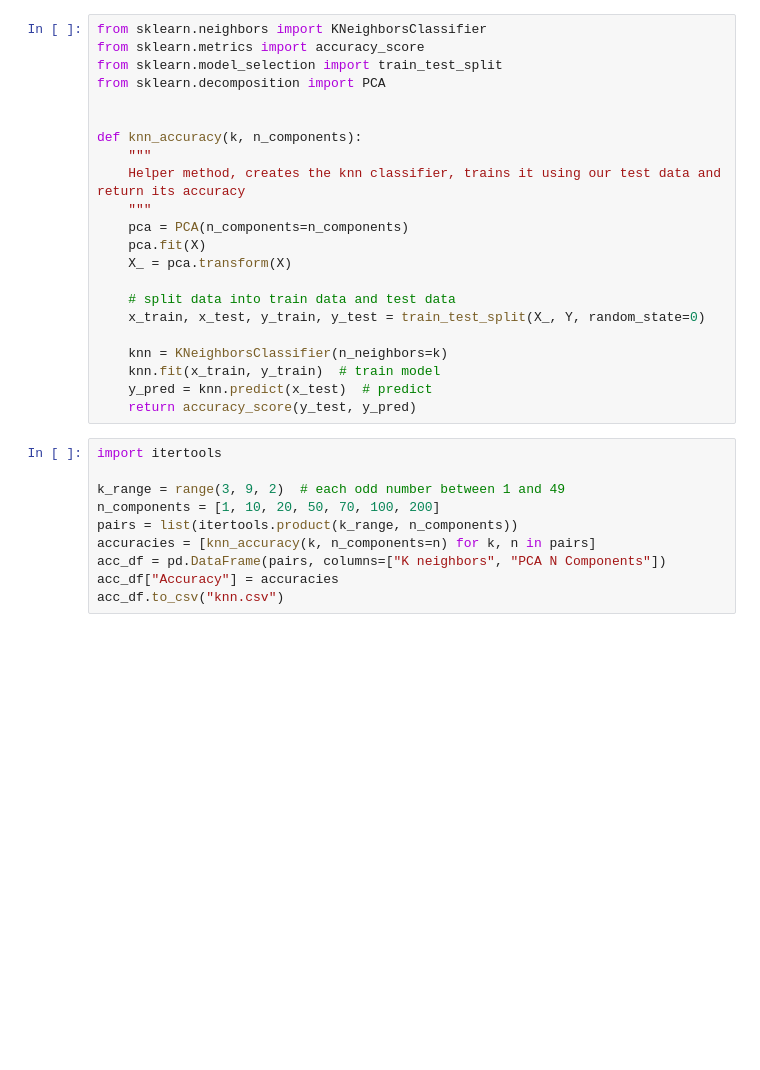
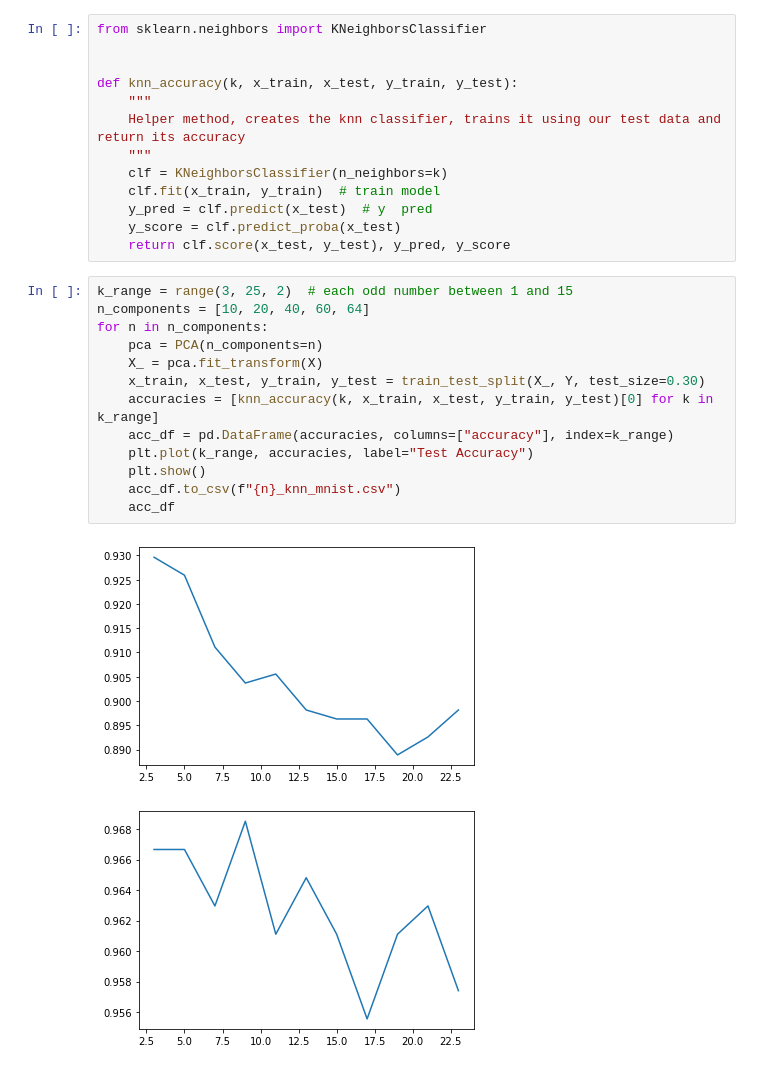
Before and after one commit to yuvalshi0/introduction-to-cv-course, a Jupyter notebook: mnist.ipynb, the cells around one changed output. Drawn from its saved outputs; the diff is of its cells as text; blank space fills up the shorter version.

```diff
--- a/mnist.ipynb
+++ b/mnist.ipynb
@@ -10,32 +36,29 @@ Y = data.iloc[:, 0]
 # %%
 from sklearn.neighbors import KNeighborsClassifier
-from sklearn.metrics import accuracy_score
-from sklearn.model_selection import train_test_split
-from sklearn.decomposition import PCA
 
 
-def knn_accuracy(k, n_components):
+def knn_accuracy(k, x_train, x_test, y_train, y_test):
     """
     Helper method, creates the knn classifier, trains it using our test data and return its accuracy
     """
-    pca = PCA(n_components=n_components)
-    pca.fit(X)
-    X_ = pca.transform(X)
-
-    # split data into train data and test data
-    x_train, x_test, y_train, y_test = train_test_split(X_, Y, random_state=0)
-
-    knn = KNeighborsClassifier(n_neighbors=k)
-    knn.fit(x_train, y_train)  # train model
-    y_pred = knn.predict(x_test)  # predict
-    return accuracy_score(y_test, y_pred)
+    clf = KNeighborsClassifier(n_neighbors=k)
+    clf.fit(x_train, y_train)  # train model
+    y_pred = clf.predict(x_test)  # y  pred
+    y_score = clf.predict_proba(x_test)
+    return clf.score(x_test, y_test), y_pred, y_score
-# %%
-import itertools
-
-k_range = range(3, 9, 2)  # each odd number between 1 and 49
-n_components = [1, 10, 20, 50, 70, 100, 200]
-pairs = list(itertools.product(k_range, n_components))
-accuracies = [knn_accuracy(k, n_components=n) for k, n in pairs]
-acc_df = pd.DataFrame(pairs, columns=["K neighbors", "PCA N Components"])
-acc_df["Accuracy"] = accuracies
-acc_df.to_csv("knn.csv")
+# %%
+k_range = range(3, 25, 2)  # each odd number between 1 and 15
+n_components = [10, 20, 40, 60, 64]
+for n in n_components:
+    pca = PCA(n_components=n)
+    X_ = pca.fit_transform(X)
+    x_train, x_test, y_train, y_test = train_test_split(X_, Y, test_size=0.30)
+    accuracies = [knn_accuracy(k, x_train, x_test, y_train, y_test)[0] for k in k_range]
+    acc_df = pd.DataFrame(accuracies, columns=["accuracy"], index=k_range)
+    plt.plot(k_range, accuracies, label="Test Accuracy")
+    plt.show()
+    acc_df.to_csv(f"{n}_knn_mnist.csv")
+    acc_df
+# %% [output]
+[figure, added]
+[figure, added]
```
Also changed, not shown: parts of 9 cells of this notebook, 2 other files.
